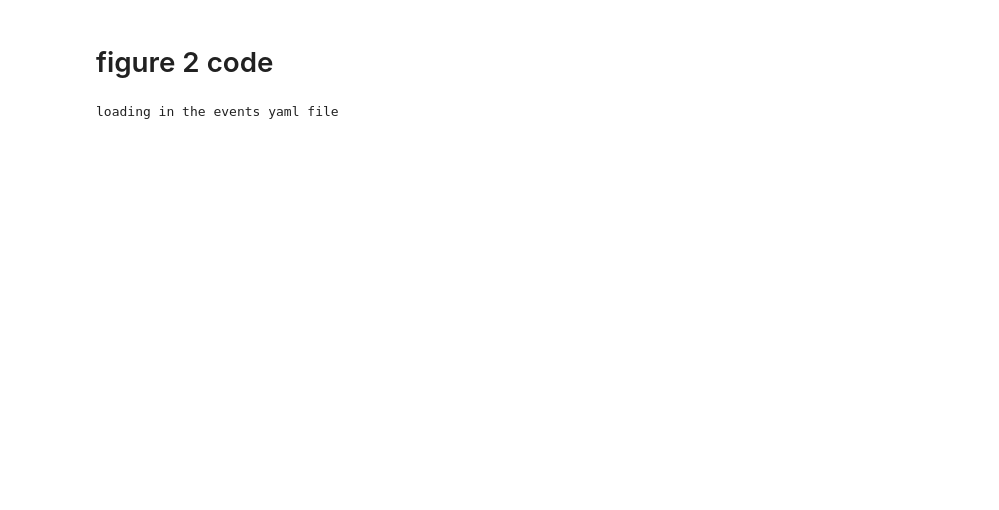
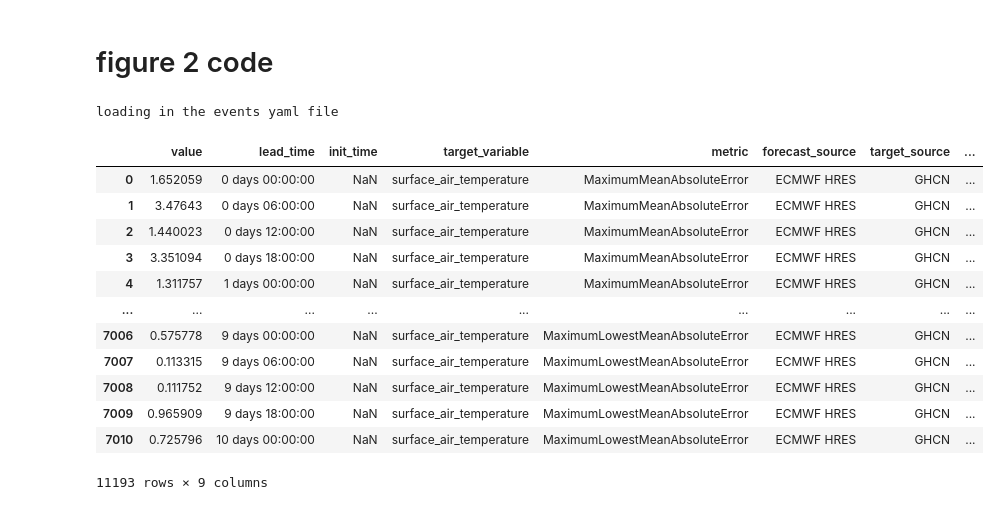
Before and after one commit to amymcgovern/extreme-weather-bench-paper, a Jupyter notebook: src/plots/figure2.ipynb, the cells around one changed output. Cells and saved outputs as stored; diff of their text form; code cells hidden in the pictures; blank space fills up the shorter version.

```diff
--- a/src/plots/figure2.ipynb
+++ b/src/plots/figure2.ipynb
@@ -103,6 +103,22 @@ fourv2_freeze_results = pd.read_pickle(basepath + 'saved_data/fourv2_freeze_resu
 pang_freeze_results = pd.read_pickle(basepath + 'saved_data/pang_freeze_results.pkl')
 hres_freeze_results = pd.read_pickle(basepath + 'saved_data/hres_freeze_results.pkl')
 gc_freeze_results = pd.read_pickle(basepath + 'saved_data/gc_freeze_results.pkl')
+# %%
+hres_heat_results
+# %% [output]
+|  | value | lead_time | init_time | target_variable | metric | forecast_source | target_source | ... |
+| 0 | 1.652059 | 0 days 00:00:00 | NaN | surface_air_temperature | MaximumMeanAbsoluteError | ECMWF HRES | GHCN | ... |
+| 1 | 3.47643 | 0 days 06:00:00 | NaN | surface_air_temperature | MaximumMeanAbsoluteError | ECMWF HRES | GHCN | ... |
+| 2 | 1.440023 | 0 days 12:00:00 | NaN | surface_air_temperature | MaximumMeanAbsoluteError | ECMWF HRES | GHCN | ... |
+| 3 | 3.351094 | 0 days 18:00:00 | NaN | surface_air_temperature | MaximumMeanAbsoluteError | ECMWF HRES | GHCN | ... |
+| 4 | 1.311757 | 1 days 00:00:00 | NaN | surface_air_temperature | MaximumMeanAbsoluteError | ECMWF HRES | GHCN | ... |
+| ... | ... | ... | ... | ... | ... | ... | ... | ... |
+| 7006 | 0.575778 | 9 days 00:00:00 | NaN | surface_air_temperature | MaximumLowestMeanAbsoluteError | ECMWF HRES | GHCN | ... |
+| 7007 | 0.113315 | 9 days 06:00:00 | NaN | surface_air_temperature | MaximumLowestMeanAbsoluteError | ECMWF HRES | GHCN | ... |
+| 7008 | 0.111752 | 9 days 12:00:00 | NaN | surface_air_temperature | MaximumLowestMeanAbsoluteError | ECMWF HRES | GHCN | ... |
+| 7009 | 0.965909 | 9 days 18:00:00 | NaN | surface_air_temperature | MaximumLowestMeanAbsoluteError | ECMWF HRES | GHCN | ... |
+| 7010 | 0.725796 | 10 days 00:00:00 | NaN | surface_air_temperature | MaximumLowestMeanAbsoluteError | ECMWF HRES | GHCN | ... |
+11193 rows × 9 columns
 # %%
 # North America
 na_bounding_box = [-172, -45, 7, 85]
```
Also changed, not shown: parts of 5 cells of this notebook, 5 other files.
